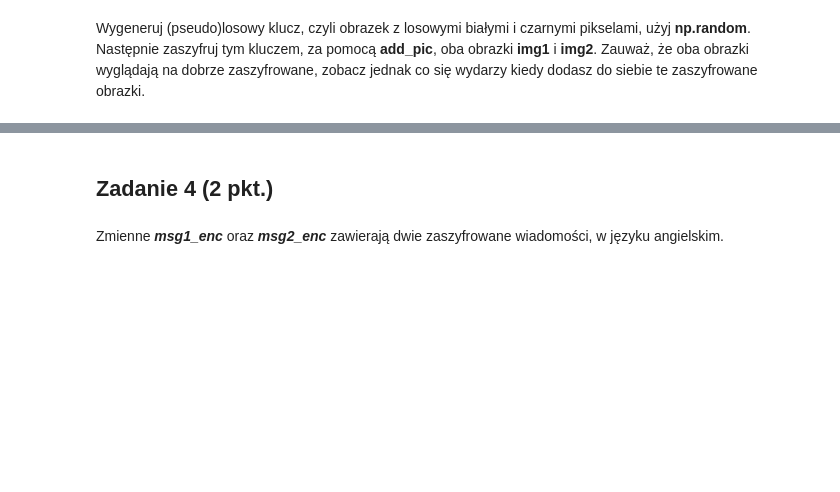
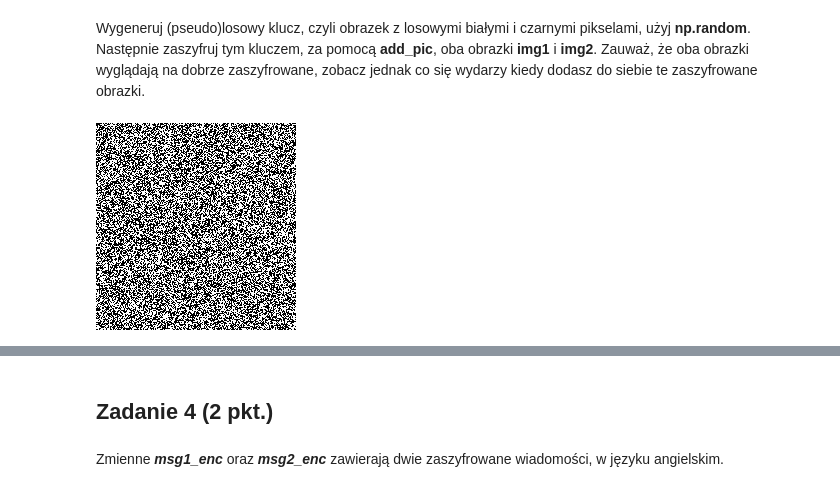
Before and after one commit to kubaq215/cryptography, a Jupyter notebook: Lista2/Lista2.ipynb, the cells around one changed output, grey strips where cells are left out. Drawn from its saved outputs; the diff is of its cells as text; code cells hidden in the pictures; blank space fills up the shorter version.

```diff
--- a/Lista2/Lista2.ipynb
+++ b/Lista2/Lista2.ipynb
@@ -106,2 +215,7 @@ def add_pic(img1, img2):
 # %% [markdown]
 Wygeneruj (pseudo)losowy klucz, czyli obrazek z losowymi białymi i czarnymi pikselami, użyj **np.random**. Następnie zaszyfruj tym kluczem, za pomocą **add_pic**, oba obrazki **img1** i **img2**. Zauważ, że oba obrazki wyglądają na dobrze zaszyfrowane, zobacz jednak co się wydarzy kiedy dodasz do siebie te zaszyfrowane obrazki.
+# %%
+random_array = np.random.randint(0, 2, size=(207, 200), dtype=np.uint8) * 255
+Image.fromarray(random_array)
+# %% [output]
+[figure, added]
```
Also changed, not shown: parts of 15 cells of this notebook.
